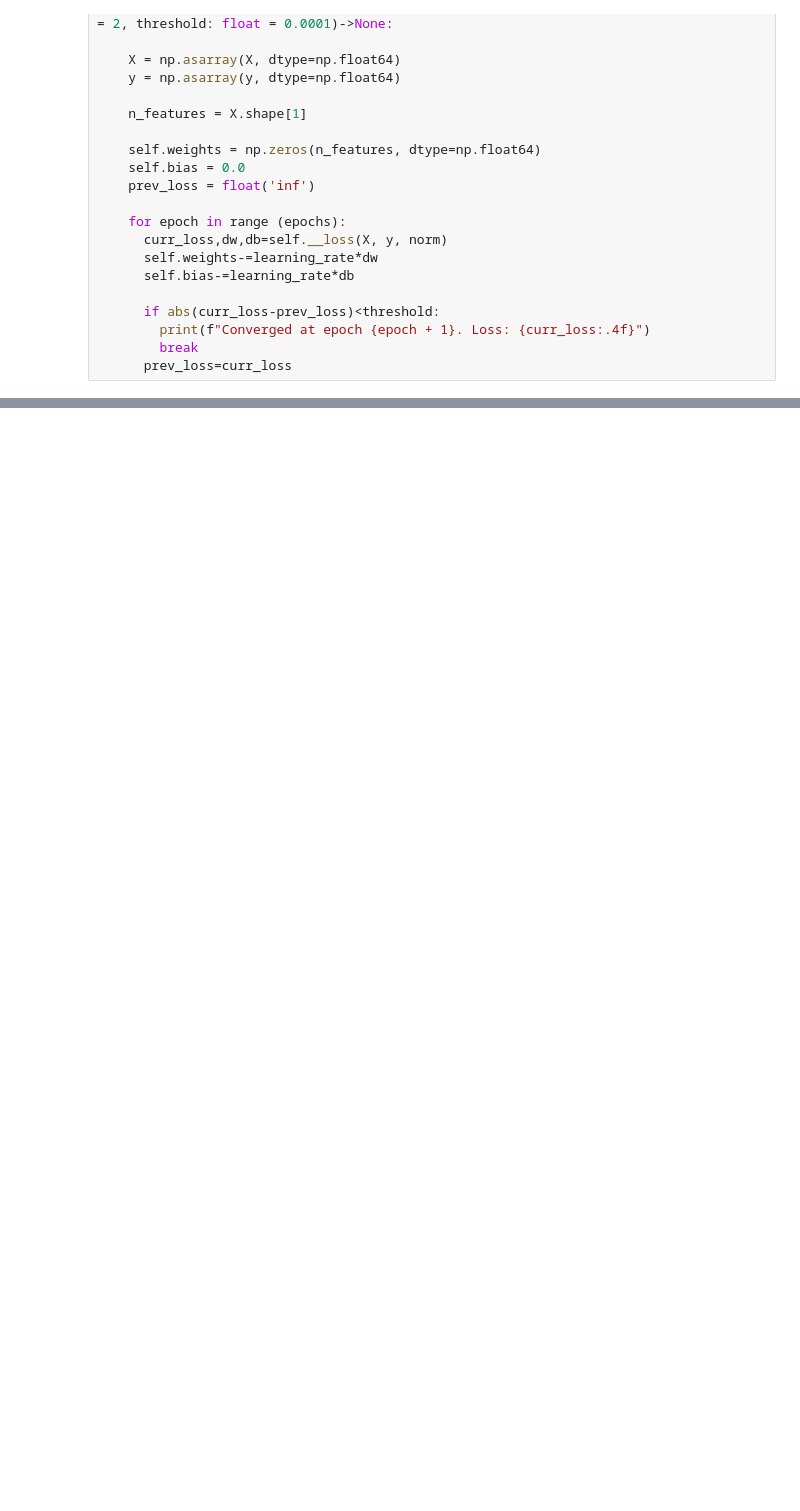
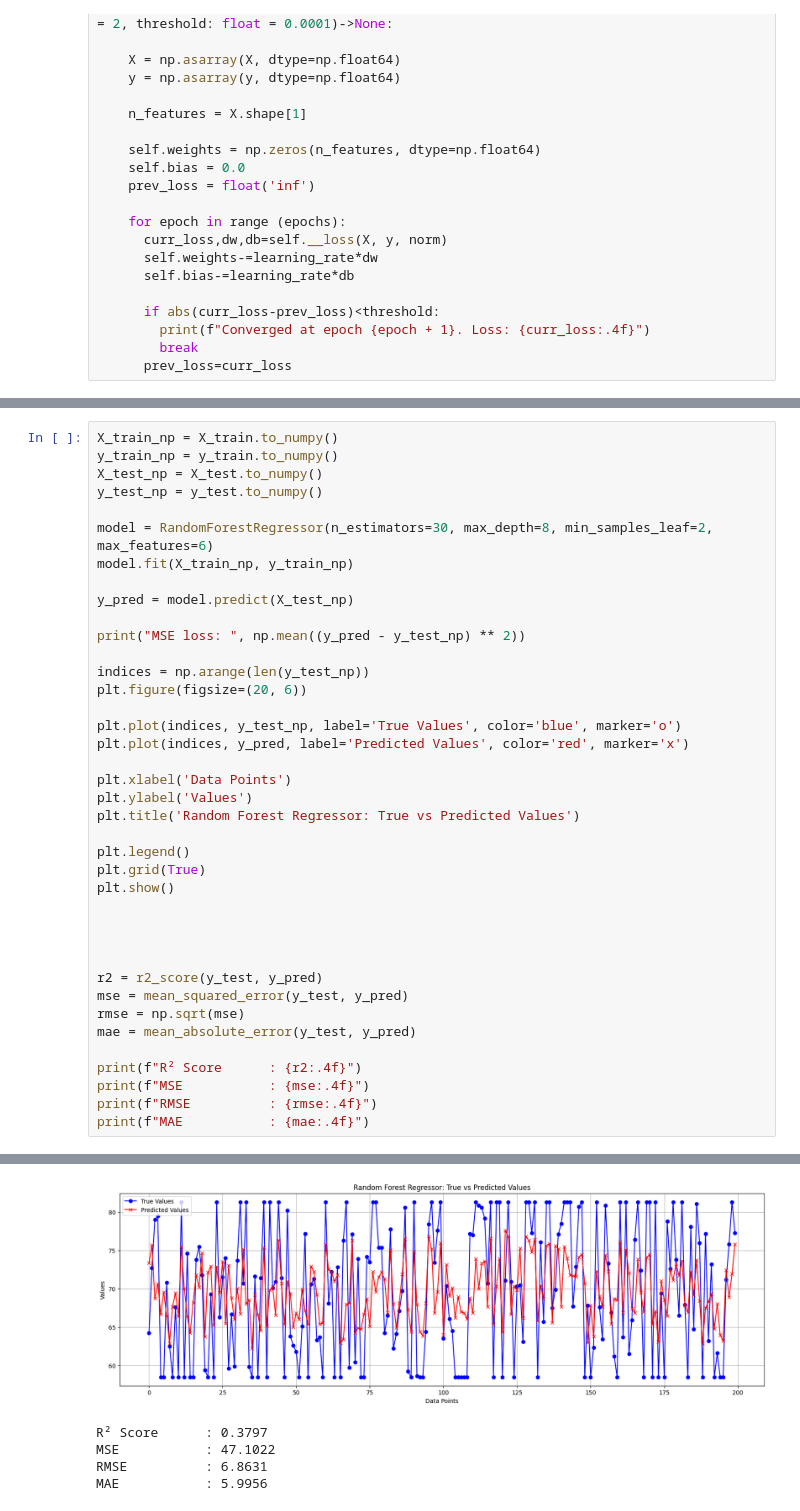
Before and after one commit to aditya161205/DAV, a Jupyter notebook: q2_DAV.ipynb, the cells around one changed output, grey strips where cells are left out. Cells and saved outputs as stored; diff of their text form; blank space fills up the shorter version.

```diff
--- a/q2_DAV.ipynb
+++ b/q2_DAV.ipynb
@@ -120,0 +180,40 @@ MSE loss:  64.74849101707711
+# %%
+X_train_np = X_train.to_numpy()
+y_train_np = y_train.to_numpy()
+X_test_np = X_test.to_numpy()
+y_test_np = y_test.to_numpy()
+
+model = RandomForestRegressor(n_estimators=30, max_depth=8, min_samples_leaf=2, max_features=6)
+model.fit(X_train_np, y_train_np)
+
+y_pred = model.predict(X_test_np)
+
+print("MSE loss: ", np.mean((y_pred - y_test_np) ** 2))
+
+indices = np.arange(len(y_test_np))
+plt.figure(figsize=(20, 6))
+
+plt.plot(indices, y_test_np, label='True Values', color='blue', marker='o')
+plt.plot(indices, y_pred, label='Predicted Values', color='red', marker='x')
+
+plt.xlabel('Data Points')
+plt.ylabel('Values')
+plt.title('Random Forest Regressor: True vs Predicted Values')
+
+plt.legend()
+plt.grid(True)
+plt.show()
+
+
+
+
+r2 = r2_score(y_test, y_pred)
+mse = mean_squared_error(y_test, y_pred)
+rmse = np.sqrt(mse)
+mae = mean_absolute_error(y_test, y_pred)
+
+print(f"R² Score      : {r2:.4f}")
+print(f"MSE           : {mse:.4f}")
+print(f"RMSE          : {rmse:.4f}")
+print(f"MAE           : {mae:.4f}")
+# %% [output]
@@ -120,0 +221,5 @@ MSE loss:  64.74849101707711
+[figure, added]
+R² Score      : 0.3797
+MSE           : 47.1022
+RMSE          : 6.8631
+MAE           : 5.9956
```
Also changed, not shown: parts of 6 cells of this notebook.
